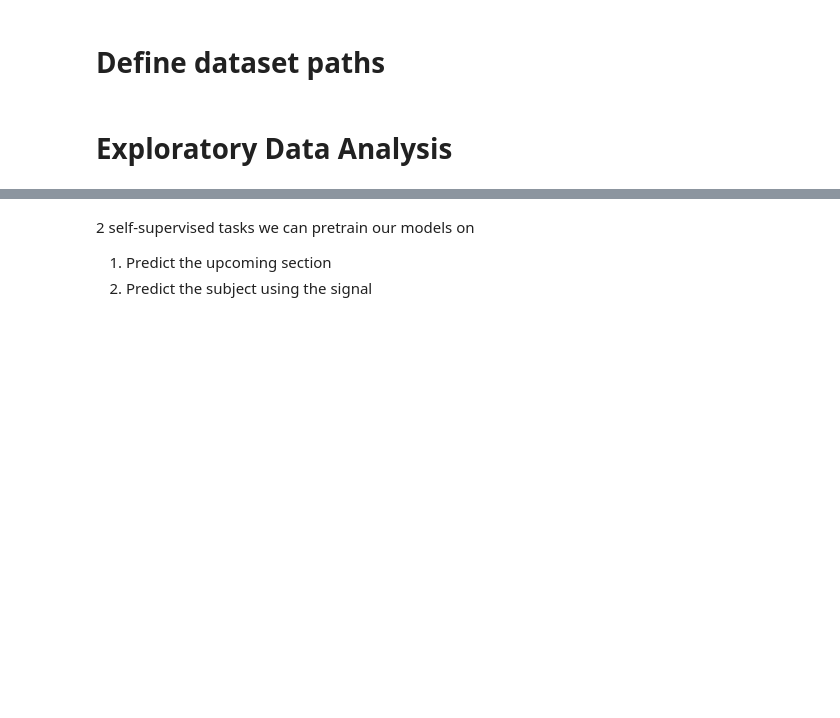
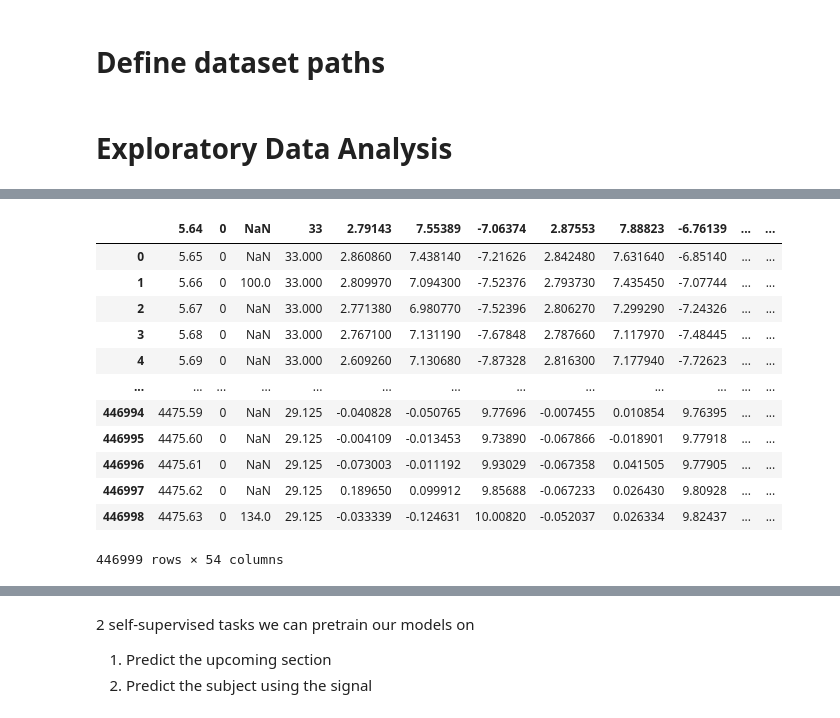
Before and after one commit to ChaiShalev18/Activity-Recognition-using-LSTM, a Jupyter notebook: DL_Assignment2.ipynb, the cells around one changed output, grey strips where cells are left out. Drawn from its saved outputs; the diff is of its cells as text; code cells hidden in the pictures; blank space fills up the shorter version.

```diff
--- a/DL_Assignment2.ipynb
+++ b/DL_Assignment2.ipynb
@@ -151,0 +176,16 @@ Using a non-tuple sequence for multidimensional indexing is deprecated; use `arr
+# %%
+pd.read_csv(protocol_path + "subject102" + ".csv")
+# %% [output]
+|  | 5.64 | 0 | NaN | 33 | 2.79143 | 7.55389 | -7.06374 | 2.87553 | 7.88823 | -6.76139 | ... | ... |
+| 0 | 5.65 | 0 | NaN | 33.000 | 2.860860 | 7.438140 | -7.21626 | 2.842480 | 7.631640 | -6.85140 | ... | ... |
+| 1 | 5.66 | 0 | 100.0 | 33.000 | 2.809970 | 7.094300 | -7.52376 | 2.793730 | 7.435450 | -7.07744 | ... | ... |
+| 2 | 5.67 | 0 | NaN | 33.000 | 2.771380 | 6.980770 | -7.52396 | 2.806270 | 7.299290 | -7.24326 | ... | ... |
+| 3 | 5.68 | 0 | NaN | 33.000 | 2.767100 | 7.131190 | -7.67848 | 2.787660 | 7.117970 | -7.48445 | ... | ... |
+| 4 | 5.69 | 0 | NaN | 33.000 | 2.609260 | 7.130680 | -7.87328 | 2.816300 | 7.177940 | -7.72623 | ... | ... |
+| ... | ... | ... | ... | ... | ... | ... | ... | ... | ... | ... | ... | ... |
+| 446994 | 4475.59 | 0 | NaN | 29.125 | -0.040828 | -0.050765 | 9.77696 | -0.007455 | 0.010854 | 9.76395 | ... | ... |
+| 446995 | 4475.60 | 0 | NaN | 29.125 | -0.004109 | -0.013453 | 9.73890 | -0.067866 | -0.018901 | 9.77918 | ... | ... |
+| 446996 | 4475.61 | 0 | NaN | 29.125 | -0.073003 | -0.011192 | 9.93029 | -0.067358 | 0.041505 | 9.77905 | ... | ... |
+| 446997 | 4475.62 | 0 | NaN | 29.125 | 0.189650 | 0.099912 | 9.85688 | -0.067233 | 0.026430 | 9.80928 | ... | ... |
+| 446998 | 4475.63 | 0 | 134.0 | 29.125 | -0.033339 | -0.124631 | 10.00820 | -0.052037 | 0.026334 | 9.82437 | ... | ... |
+446999 rows × 54 columns
```
Also changed, not shown: parts of 27 cells of this notebook.
